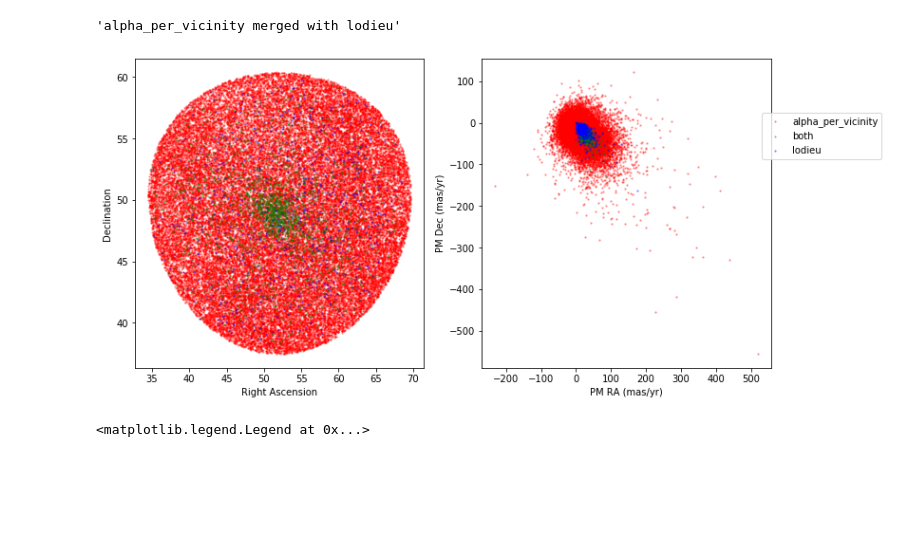
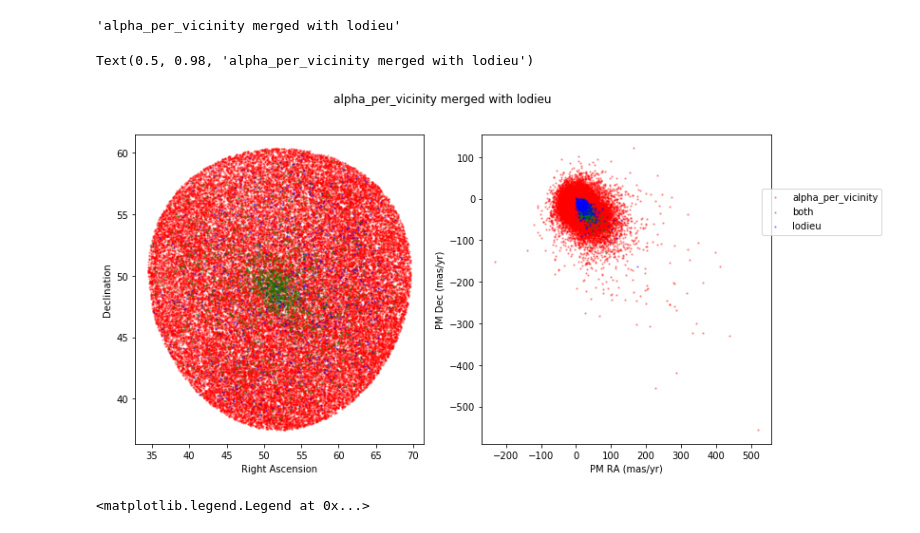
Before and after one commit to kevinmcmanus/cas-tau, a Jupyter notebook: alpha_per_vicinity.ipynb, the cells around one changed output. Cells and saved outputs as stored; diff of their text form; code cells hidden in the pictures; blank space fills up the shorter version.

```diff
--- a/alpha_per_vicinity.ipynb
+++ b/alpha_per_vicinity.ipynb
@@ -126,16 +118,14 @@ v_path = os.path.join('./data',v_name+'.pkl')
 
 if os.path.exists(v_path):
     print(f'reading pickle: {v_path}')
-    with open(v_path,'rb') as pkl:
-        alpha_per_vicinity = pickle.load(pkl)
+    alpha_per_vicinity = from_pickle(v_path)
 else:
     print('Cone Search Query')
     alpha_per_vicinity=fs(name = v_name)
     alpha_per_vicinity.conesearch(ra*u.degree, dec*u.degree, search_r, name='alpha_per_vicinity',
                            r_est= (med_dist*0.5, med_dist),maxrec=1000000,plx_error_thresh=5)
-    with open('v_path','wb') as pkl:
-        pickle.dump(alpha_per_vicinity, pkl)
+    alpha_per_vicinity.to_pickle(v_path)
 
-print(f'Vicinity contains {len(alpha_per_vicinity.objs)} objs')
+print(f'{alpha_per_vicinity.name} contains {len(alpha_per_vicinity.objs)} objs')
 # %% [output]
 reading pickle: ./data/alpha_per_vicinity.pkl
@@ -160,21 +150,24 @@ consol_fs.name
 # %%
 fig, ax = plt.subplots(1, 2, figsize=(12, 6))
 
 for s,c in zip(['alpha_per_vicinity','both','lodieu',],['red','green','blue']):
   pdf = consol_fs.objs.query('which == @s')
   ax[0].scatter(pdf.ra, pdf.dec, color=c, label=s, s=2, alpha=0.3)
 #ax[0].legend(loc='center right', bbox_to_anchor=(1.4, 0.75))
 ax[0].set_xlabel('Right Ascension')
 _=ax[0].set_ylabel('Declination')
 
 for s,c in zip(['alpha_per_vicinity','both','lodieu'],['red','green','blue']):
   pdf = consol_fs.objs.query('which == @s')
   ax[1].scatter(pdf.pmra, pdf.pmdec, color=c, label=s, s=2, alpha=0.3)
 ax[1].legend(loc='center right', bbox_to_anchor=(1.4, 0.75))
 ax[1].set_xlabel('PM RA (mas/yr)')
 _=ax[1].set_ylabel('PM Dec (mas/yr)')
+
+fig.suptitle(consol_fs.name)
 # %% [output]
+Text(0.5, 0.98, 'alpha_per_vicinity merged with lodieu')
-[figure, old version]
+[figure, new version]
 # %%
 fig, ax = plt.subplots(1, 1, figsize=(6, 6))
 for s,c in zip(['alpha_per_vicinity','both','lodieu',],['red','green','blue']):
```
Also changed, not shown: parts of 5 cells of this notebook, 2 other files.
